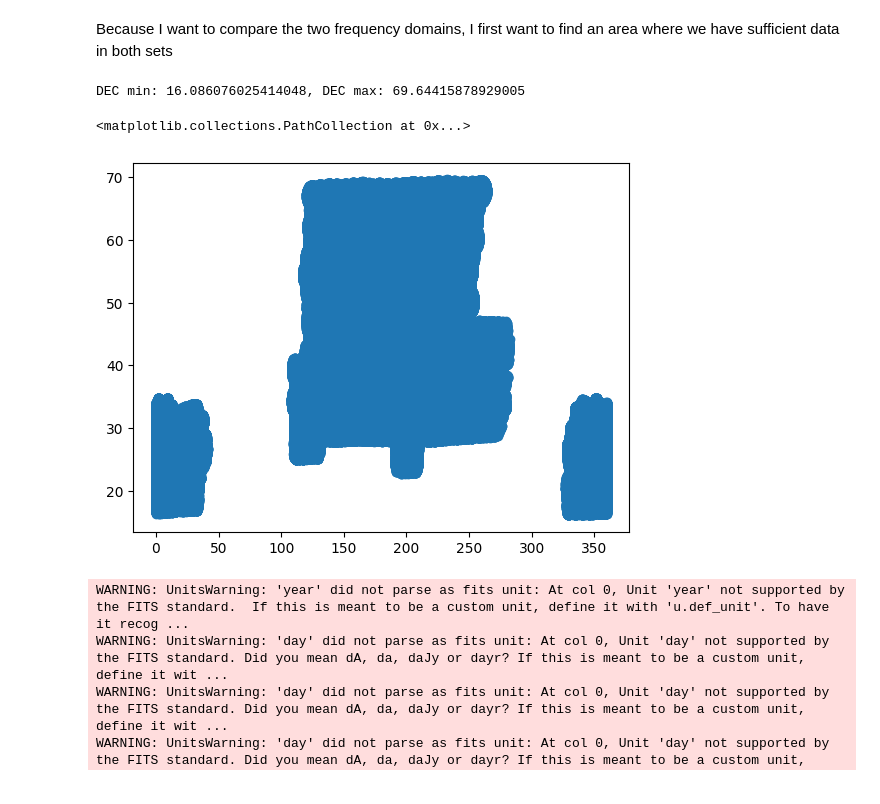
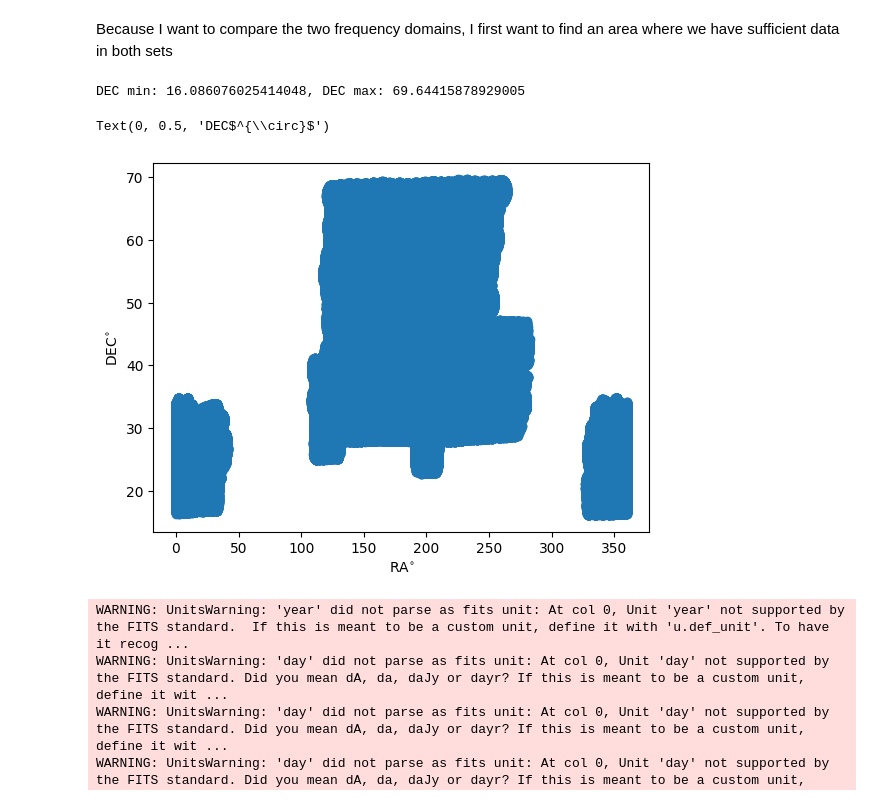
Before and after one commit to Svuem/datasets-AGN-mini-project, a Jupyter notebook: Mini_project.ipynb, the cells around one changed output. Cells and saved outputs as stored; diff of their text form; code cells hidden in the pictures.

```diff
--- a/Mini_project.ipynb
+++ b/Mini_project.ipynb
@@ -25,14 +25,16 @@ Because I want to compare the two frequency domains, I first want to find an are
 # %%
 # get an idea what I'm looking at
 #print(df_lofar.head)
 dec_max = df_lofar['DEC'].max()
 dec_min = df_lofar['DEC'].min()
 print(f"DEC min: {dec_min}, DEC max: {dec_max}")
 plt.scatter(df_lofar['RA'], df_lofar['DEC'])
+plt.xlabel(r'RA($^{\circ}$)')
+plt.ylabel(r'DEC($^{\circ}$)')
 # %% [output]
 DEC min: 16.086076025414048, DEC max: 69.64415878929005
-<matplotlib.collections.PathCollection at 0x...>
+Text(0, 0.5, 'DEC$^{\\circ}$')
-[figure, old version]
+[figure, new version]
 # %%
 #load the FIRST dataset, which is at around 1.4 GHz
 
```
Also changed, not shown: parts of 4 cells of this notebook.
